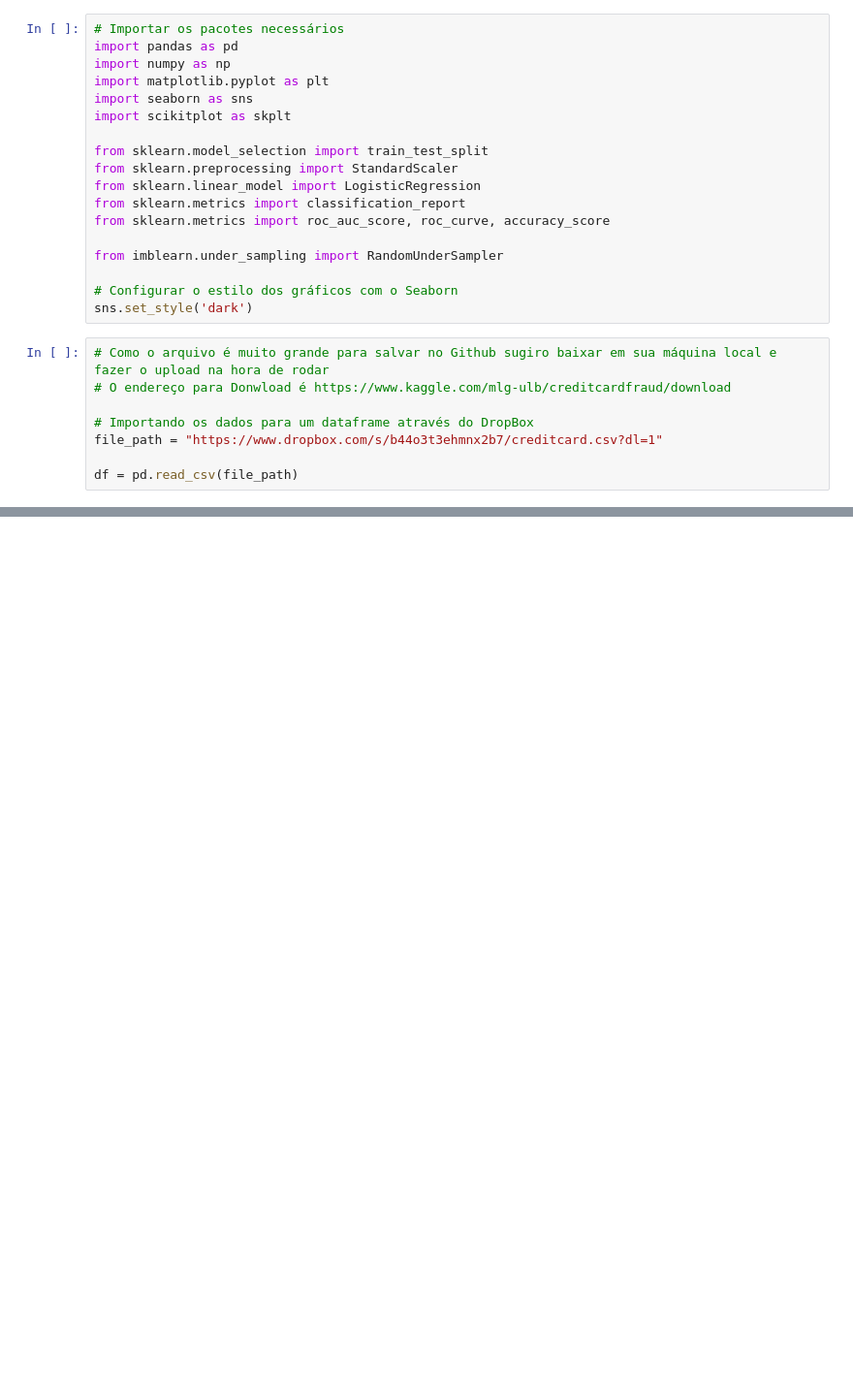
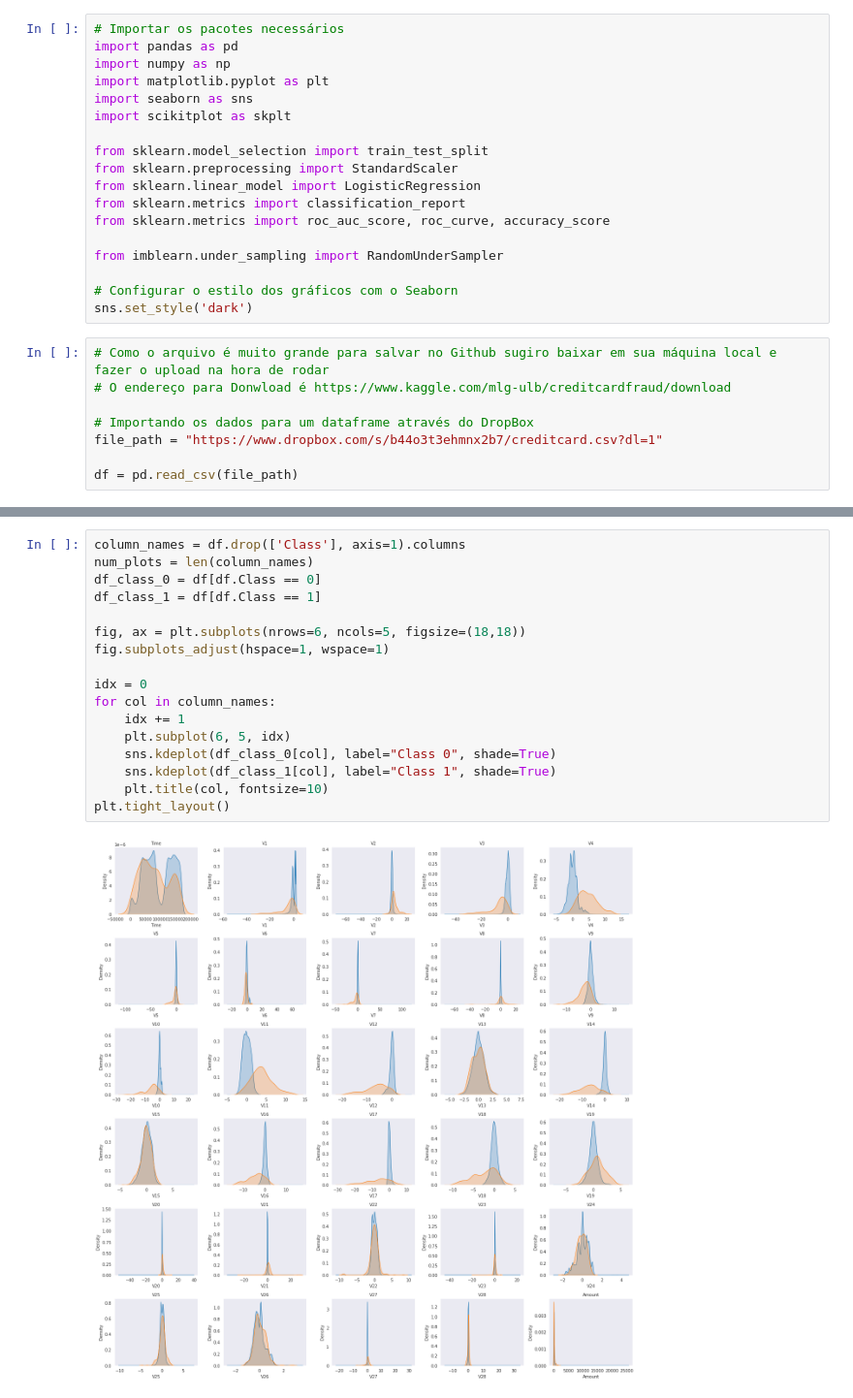
Before and after one commit to josepefg/kaggle, a Jupyter notebook: Credit_Card_Fraud_Detection.ipynb, the cells around one changed output, grey strips where cells are left out. Shown: that part at 97% size. Cells and saved outputs as stored; diff of their text form; blank space fills up the shorter version.

```diff
--- a/Credit_Card_Fraud_Detection.ipynb
+++ b/Credit_Card_Fraud_Detection.ipynb
@@ -108,3 +141,22 @@ Name: Class, dtype: int64
 Fraudes representam 0.1727% do dataset.
 []
 [figure]
+# %%
+column_names = df.drop(['Class'], axis=1).columns
+num_plots = len(column_names)
+df_class_0 = df[df.Class == 0]
+df_class_1 = df[df.Class == 1]
+
+fig, ax = plt.subplots(nrows=6, ncols=5, figsize=(18,18))
+fig.subplots_adjust(hspace=1, wspace=1)
+
+idx = 0
+for col in column_names:
+    idx += 1
+    plt.subplot(6, 5, idx)
+    sns.kdeplot(df_class_0[col], label="Class 0", shade=True)
+    sns.kdeplot(df_class_1[col], label="Class 1", shade=True)
+    plt.title(col, fontsize=10)
+plt.tight_layout()
+# %% [output]
+[figure, added]
```
Also changed, not shown: parts of 8 cells of this notebook.
